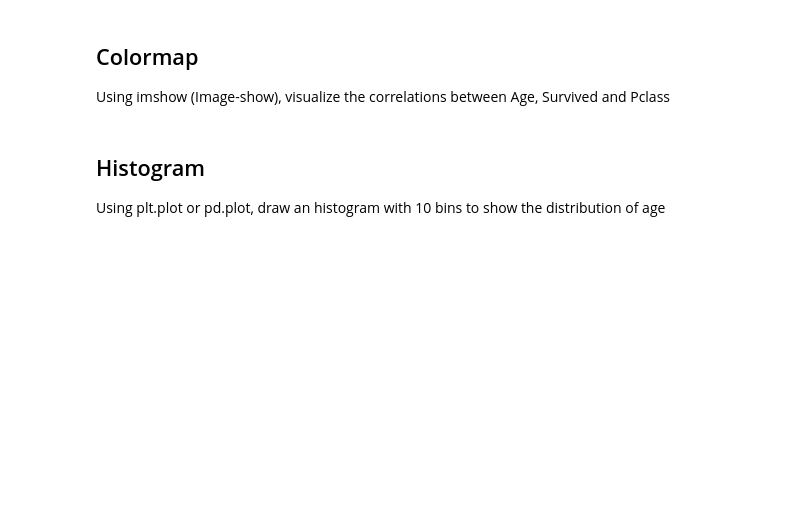
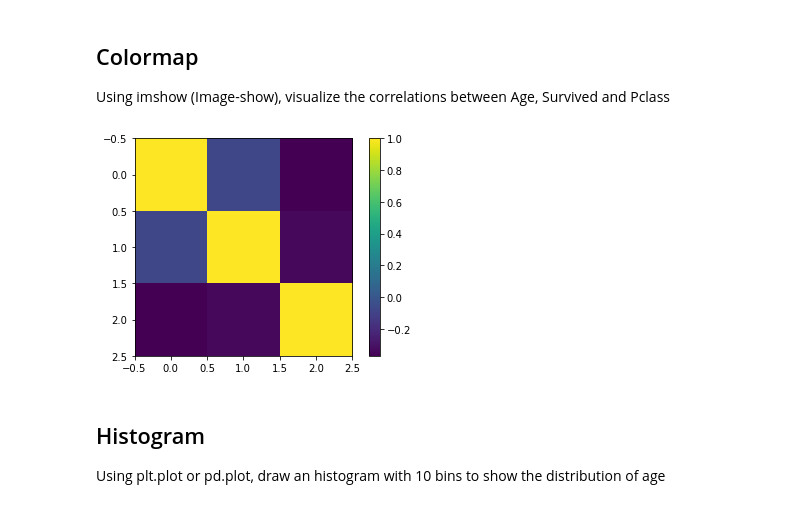
Before and after one commit to Aenori/20221024_public, a Jupyter notebook: jupyter_notebook/D03_matplotlib_practice.ipynb, the cells around one changed output. Saved outputs shown, nothing was run; the diff lists cells and outputs as text; code cells hidden in the pictures; blank space fills up the shorter version.

Commit message:
Deploying new support for python data analysis

```diff
--- a/jupyter_notebook/D03_matplotlib_practice.ipynb
+++ b/jupyter_notebook/D03_matplotlib_practice.ipynb
@@ -7,7 +7,7 @@ import urllib.request
 import pandas as pd
 import matplotlib.pyplot as plt
 
-data = pd.read_csv('https://raw.githubusercontent.com/Aenori/20221024_public/main/dataset/titanic_train.csv',
+data = pd.read_csv('https://raw.githubusercontent.com/Aenori/PythonDataAnalysis_public/main/dataset/titanic_train.csv',
                      index_col=0)
 # %%
 data.columns
@@ -21,6 +21,13 @@ As a reminder
 ## Colormap
 
 Using imshow (Image-show), visualize the correlations between Age, Survived and Pclass
+# %%
+plt.imshow(data[['Age', 'Survived', 'Pclass']].corr())
+plt.colorbar()
+
+plt.show()
+# %% [output]
+[figure, added]
 # %% [markdown]
 ## Histogram
 
```
Also changed, not shown: parts of 6 cells of this notebook, 12 other files.
